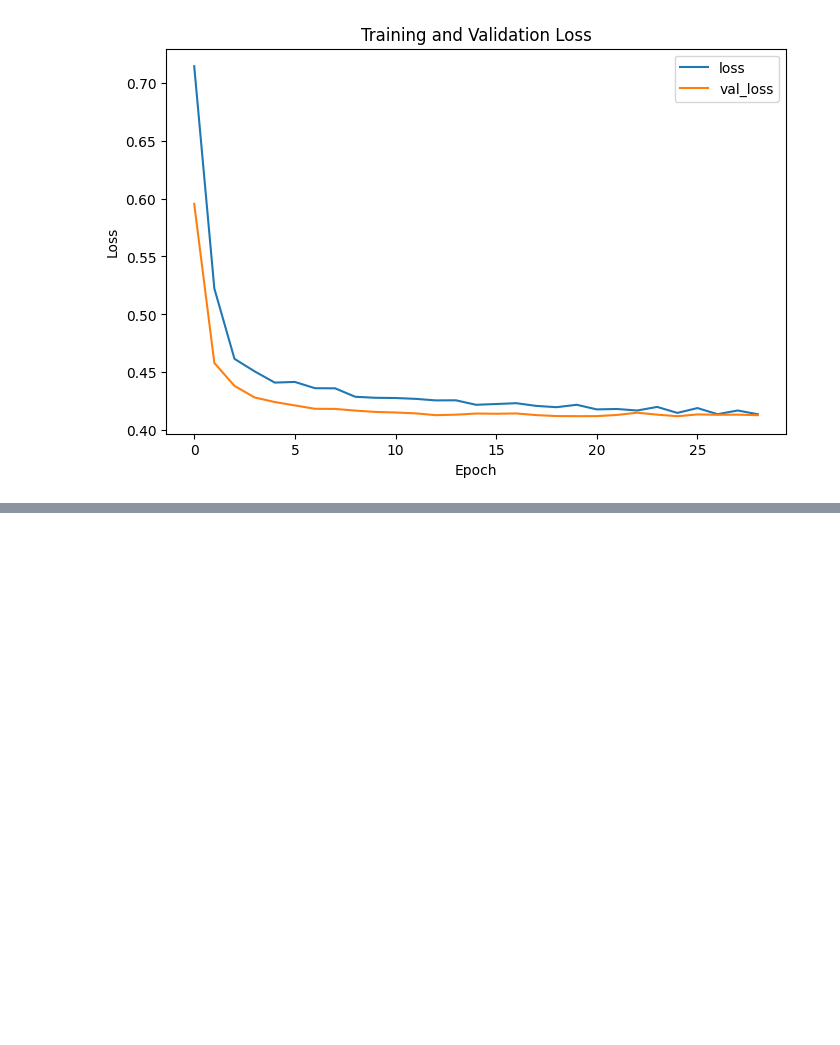
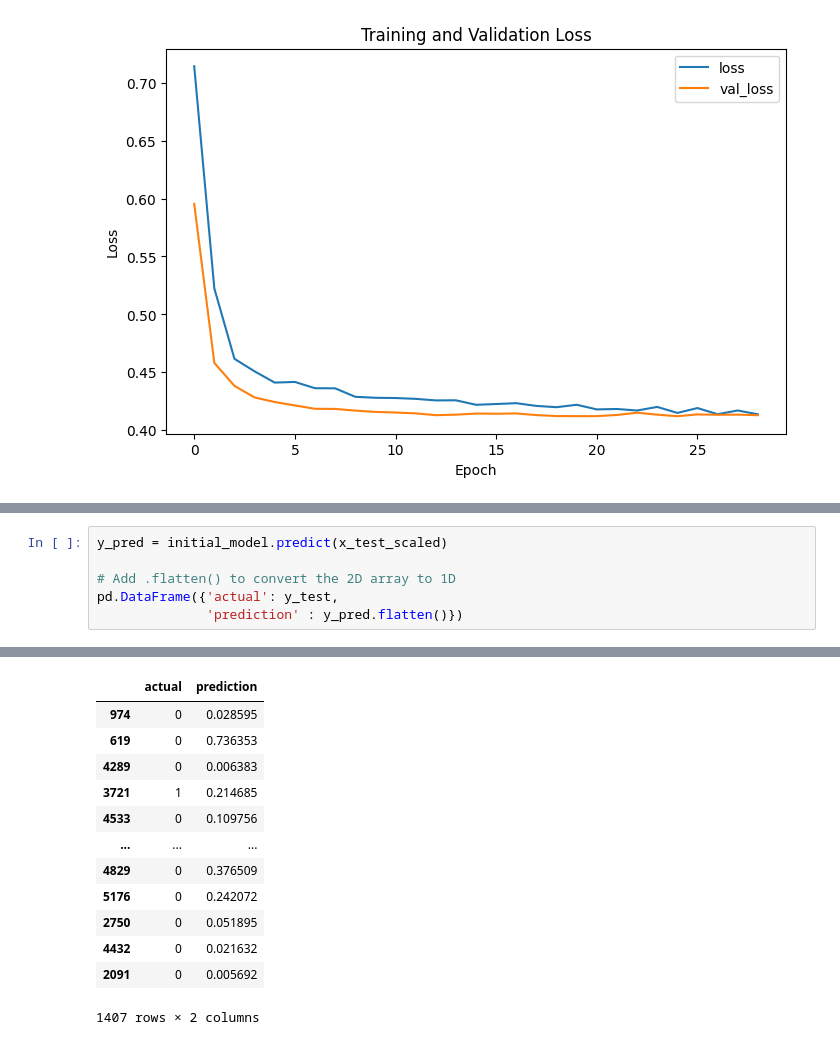
Before and after one commit to Sharddha-Sharddha/IITMLAssignments, a Jupyter notebook: RFE.ipynb, the cells around one changed output, grey strips where cells are left out. Drawn from its saved outputs; the diff is of its cells as text; blank space fills up the shorter version.

```diff
--- a/RFE.ipynb
+++ b/RFE.ipynb
@@ -510,0 +592,7 @@ plt.show()
+# %%
+y_pred = initial_model.predict(x_test_scaled)
+
+# Add .flatten() to convert the 2D array to 1D
+pd.DataFrame({'actual': y_test,
+              'prediction' : y_pred.flatten()})
+# %% [output]
@@ -510,0 +600,13 @@ plt.show()
+|  | actual | prediction |
+| 974 | 0 | 0.028595 |
+| 619 | 0 | 0.736353 |
+| 4289 | 0 | 0.006383 |
+| 3721 | 1 | 0.214685 |
+| 4533 | 0 | 0.109756 |
+| ... | ... | ... |
+| 4829 | 0 | 0.376509 |
+| 5176 | 0 | 0.242072 |
+| 2750 | 0 | 0.051895 |
+| 4432 | 0 | 0.021632 |
+| 2091 | 0 | 0.005692 |
+1407 rows × 2 columns
```
Also changed, not shown: parts of 16 cells of this notebook.
